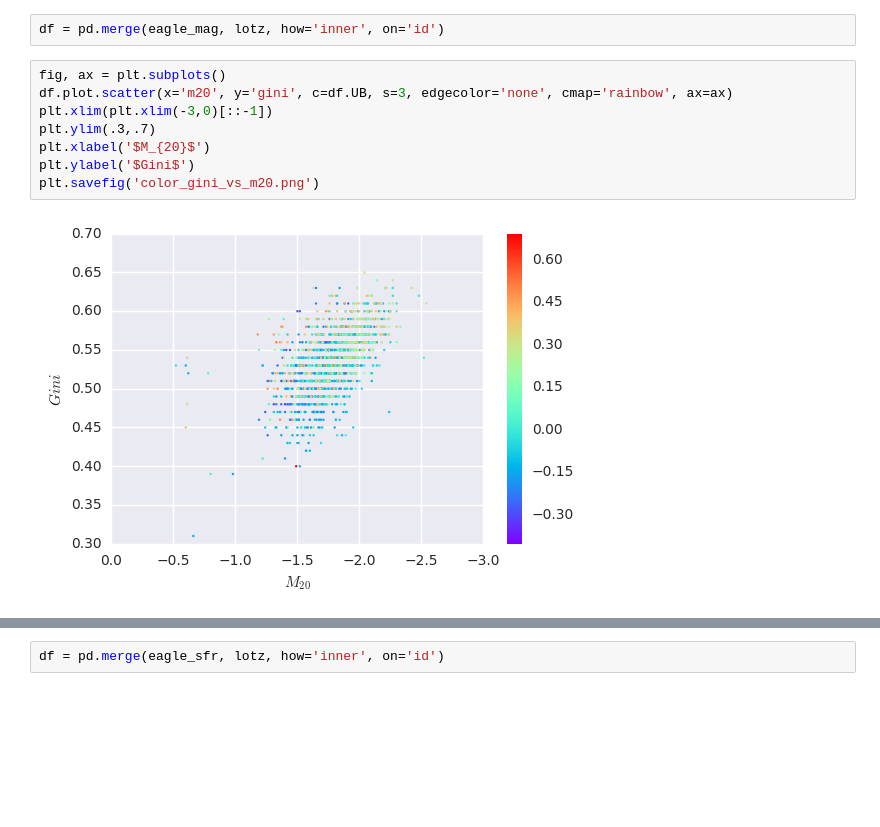
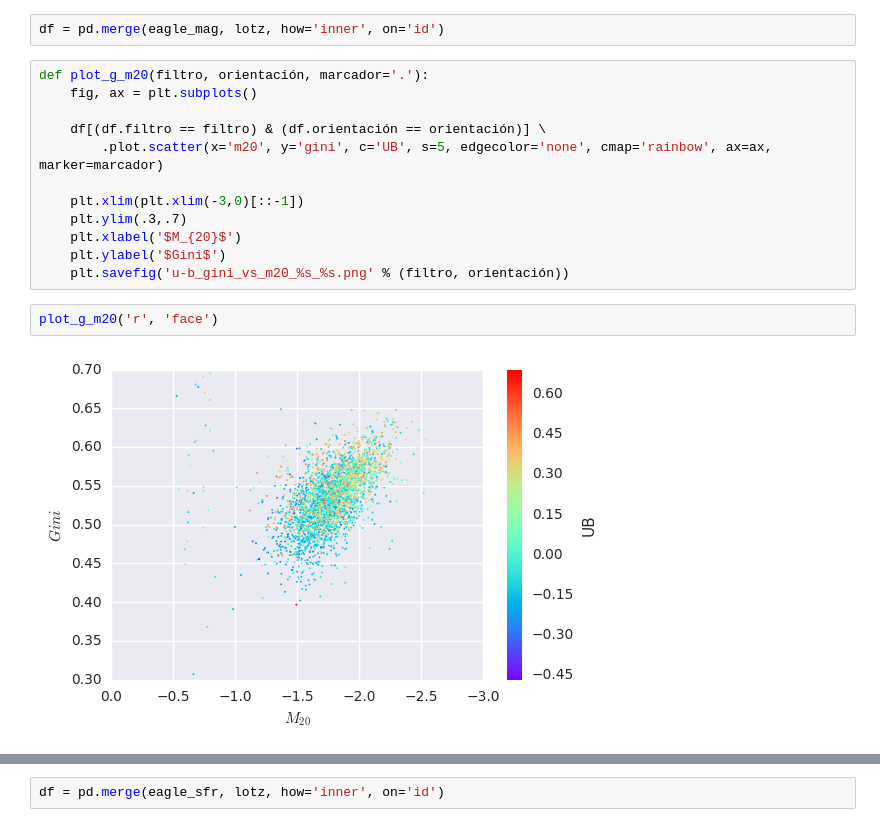
Before and after one commit to matiasbattocchia/ex_tesis, a Jupyter notebook: código/Morfologías.ipynb, the cells around one changed output, grey strips where cells are left out. Saved outputs shown, nothing was run; the diff lists cells and outputs as text; blank space fills up the shorter version.

```diff
--- a/código/Morfologías.ipynb
+++ b/código/Morfologías.ipynb
@@ -212,12 +238,18 @@ lotz['f'] = F(lotz.gini, lotz.m20)
 # %%
 df = pd.merge(eagle_mag, lotz, how='inner', on='id')
 # %%
-fig, ax = plt.subplots()
-df.plot.scatter(x='m20', y='gini', c=df.UB, s=3, edgecolor='none', cmap='rainbow', ax=ax)
-plt.xlim(plt.xlim(-3,0)[::-1])
-plt.ylim(.3,.7)
-plt.xlabel('$M_{20}$')
-plt.ylabel('$Gini$')
-plt.savefig('color_gini_vs_m20.png')
+def plot_g_m20(filtro, orientación, marcador='.'):
+    fig, ax = plt.subplots()
+
+    df[(df.filtro == filtro) & (df.orientación == orientación)] \
+        .plot.scatter(x='m20', y='gini', c='UB', s=5, edgecolor='none', cmap='rainbow', ax=ax, marker=marcador)
+
+    plt.xlim(plt.xlim(-3,0)[::-1])
+    plt.ylim(.3,.7)
+    plt.xlabel('$M_{20}$')
+    plt.ylabel('$Gini$')
+    plt.savefig('u-b_gini_vs_m20_%s_%s.png' % (filtro, orientación))
-# %% [output]
-[figure, removed]
+# %%
+plot_g_m20('r', 'face')
+# %% [output]
+[figure, added]
```
Also changed, not shown: parts of 38 cells of this notebook, 13 other files.
